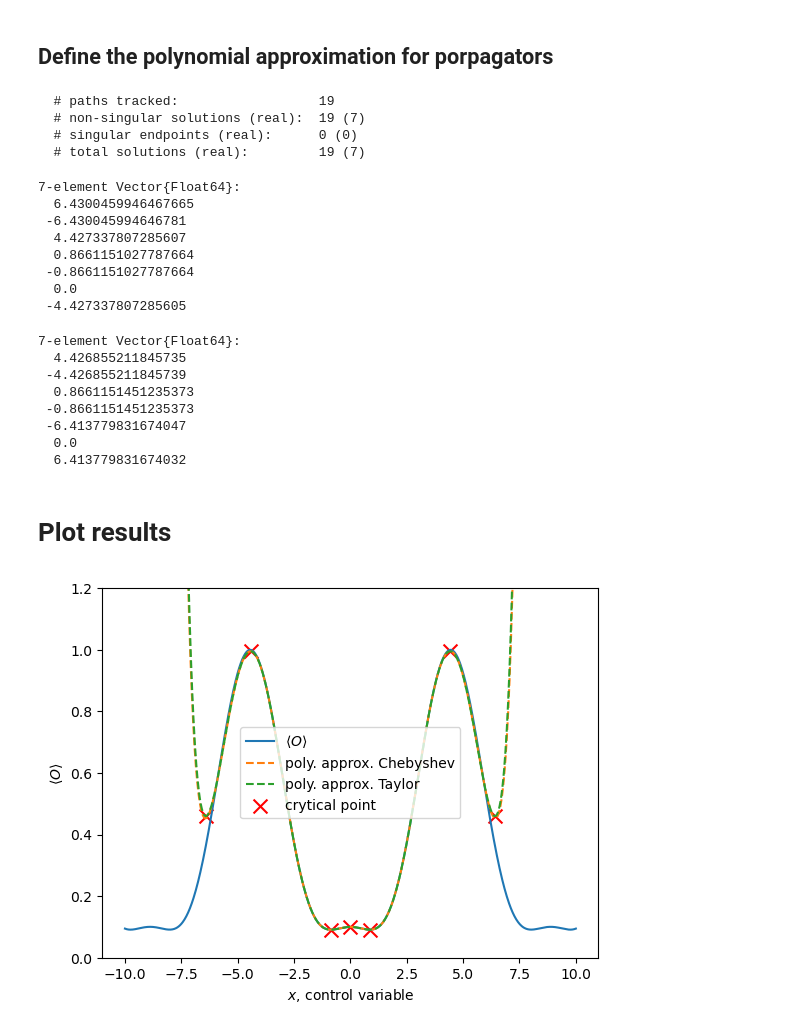
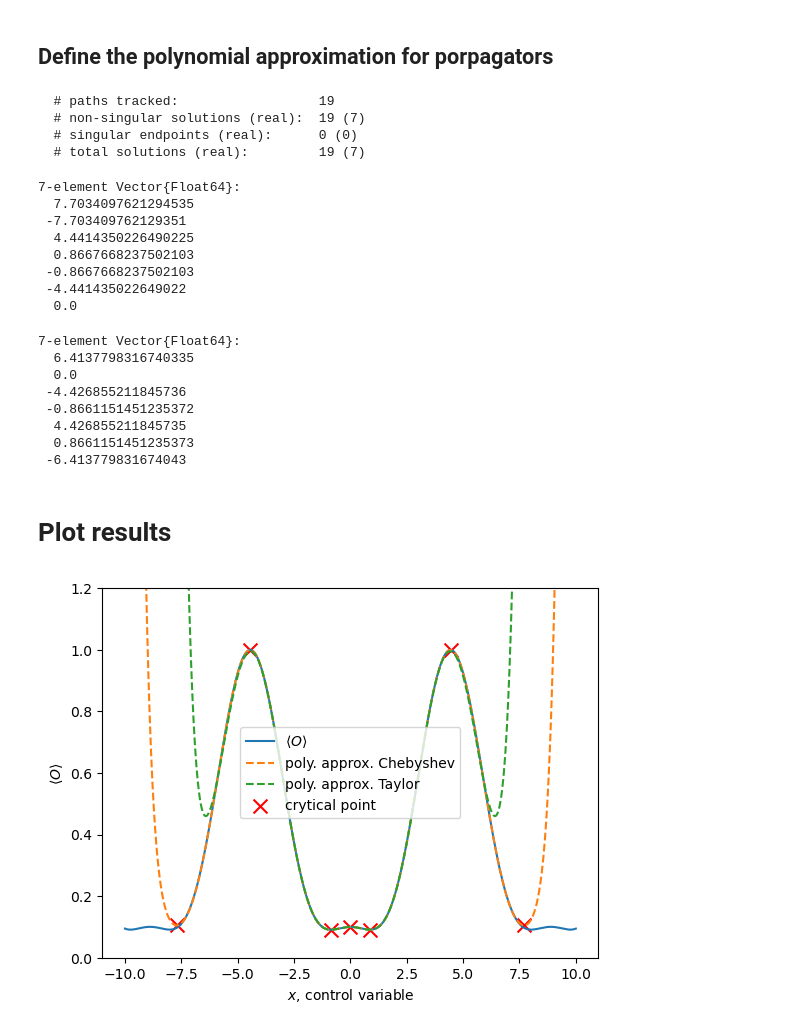
Before and after one commit to dibondar/QControlPolyOpt, a Jupyter notebook: Three_level_system_with_trap--piecewise_constant.ipynb, the cells around one changed output. Saved outputs shown, nothing was run; the diff lists cells and outputs as text; code cells hidden in the pictures.

Commit message:
Improved by introducing scaling in Chebyshev

```diff
--- a/Three_level_system_with_trap--piecewise_constant.ipynb
+++ b/Three_level_system_with_trap--piecewise_constant.ipynb
@@ -40,6 +40,9 @@ function exp_chebyshev(Δt::Real, Ω::AbstractMatrix, order::Integer)
     # The first two terms of Chebyshev series for exp
     series = besselj(0, Δt) * Tₙ₋₁ + 2 * besselj(1, Δt) * Tₙ
 
+    # To guarantee the convergence of the series
+    @assert order > Δt + 2
+
     for n=2:order
         Tₙ₊₁  = 2 * Ω * Tₙ + Tₙ₋₁
 
@@ -153,7 +156,11 @@ const T = 0.5
 Get the polynomial approx of the obj function
 """
 function get_obj(exp_approx)
-    𝓤 = exp_approx(T, -im * (H0 + x * V), 10)
+
+    # This affects the Chebyshev expansion, but does not affect the Taylor expansion
+    scale = 10.
+
+    𝓤 = exp_approx(T * scale, -im * (H0 + x * V) / scale, 10)
     ψ = 𝓤 * [1; 0; 0]
     real_poly(ψ' * O * ψ)
 end
@@ -170,25 +177,25 @@ critical_points_chebyshev = vcat(real_solutions(result_chebyshev)...)
   # singular endpoints (real):      0 (0)
   # total solutions (real):         19 (7)
 7-element Vector{Float64}:
-  6.4300459946467665
- -6.430045994646781
-  4.427337807285607
-  0.8661151027787664
- -0.8661151027787664
+  7.7034097621294535
+ -7.703409762129351
+  4.4414350226490225
+  0.8667668237502103
+ -0.8667668237502103
+ -4.441435022649022
   0.0
- -4.427337807285605
 # %%
 result_taylor = HomotopyContinuation.solve([differentiate(obj_taylor, x)])
 critical_points_taylor = vcat(real_solutions(result_taylor)...)
 # %% [output]
 7-element Vector{Float64}:
+  6.4137798316740335
+  0.0
+ -4.426855211845736
+ -0.8661151451235372
   4.426855211845735
- -4.426855211845739
   0.8661151451235373
- -0.8661151451235373
- -6.413779831674047
-  0.0
-  6.413779831674032
+ -6.413779831674043
 # %% [markdown]
 # Plot results
 # %%
@@ -197,17 +204,17 @@ average_O = expectation_O.(ξ);
 # %%
 plot(ξ, average_O, label=L"\langle O \rangle")
 plot(ξ, obj_chebyshev.(ξ), "--", label="poly. approx. Chebyshev")
 plot(ξ, obj_taylor.(ξ), "--", label="poly. approx. Taylor")
 
-scatter(critical_points_taylor, obj_taylor.(critical_points_taylor), 100, marker="x", color="r", label="crytical point")
+scatter(critical_points_chebyshev, obj_chebyshev.(critical_points_chebyshev), 100, marker="x", color="r", label="crytical point")
 ylim(0, 1.2)
 
 xlabel(L"x" * ", control variable")
 ylabel(L"\langle O \rangle")
 legend()
 
 savefig("Fig_OwithTrap.pdf")
 
 show()
 # %% [output]
-[figure, old version]
+[figure, new version]
```
